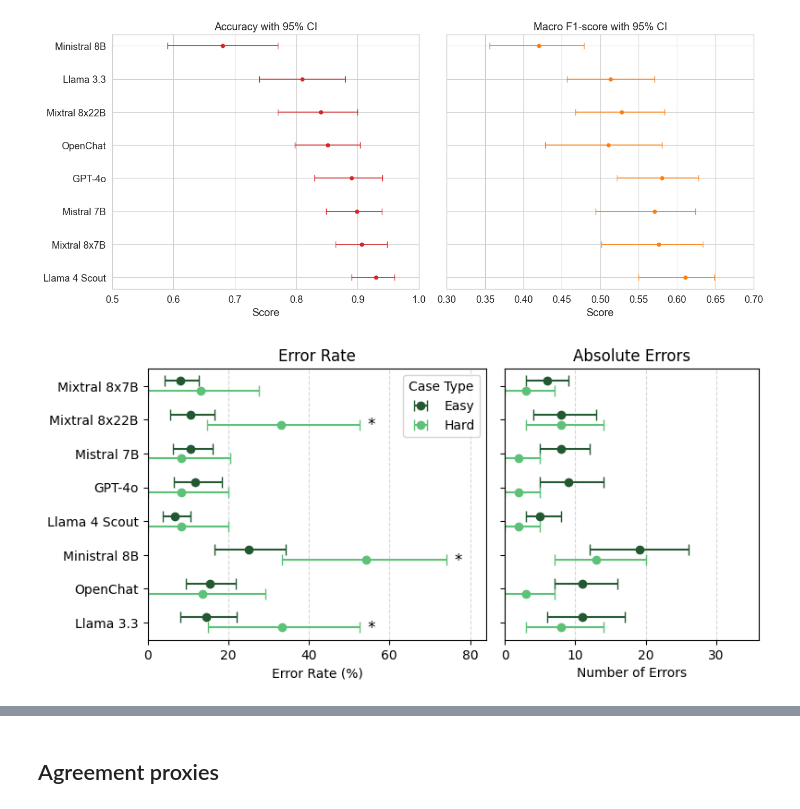
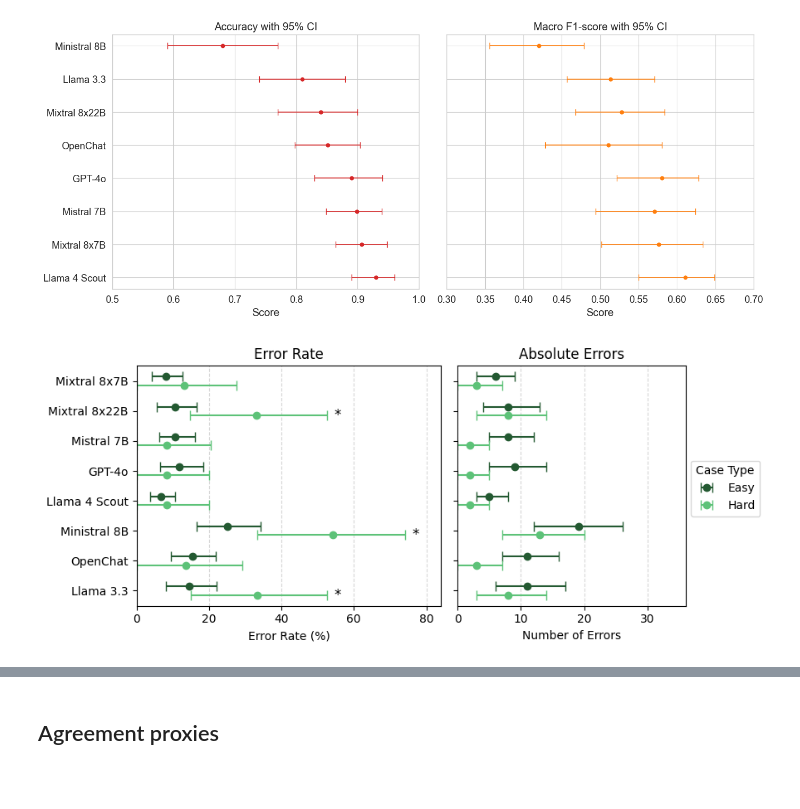
Before and after one commit to inab/software-id-benchmark, a Jupyter notebook: scripts/model_evaluation.ipynb, the cells around one changed output, grey strips where cells are left out. Saved outputs shown, nothing was run; the diff lists cells and outputs as text; code cells hidden in the pictures; blank space fills up the shorter version.

Commit message:
add new plots

```diff
--- a/scripts/model_evaluation.ipynb
+++ b/scripts/model_evaluation.ipynb
@@ -623,7 +623,7 @@ import numpy as np
 import matplotlib.pyplot as plt
 import numpy as np
 
-def plot_error_rate_and_counts(df, title="", figsize=(14, 6)):
+def plot_error_rate_and_counts(df, title="", figsize=(14, 6), filename="error_rate_and_counts"):
     """
     Side-by-side horizontal plots:
       - Left: error rates with 95% CI
@@ -675,7 +675,6 @@ def plot_error_rate_and_counts(df, title="", figsize=(14, 6)):
     ax1.set_title("Error Rate")
     ax1.invert_yaxis()
     ax1.grid(axis='x', linestyle='--', alpha=0.5)
-    ax1.legend(title="Case Type", loc="upper right")
 
     # === Plot 2: Absolute Errors ===
     easy_errs = df["easy_errors"]
@@ -690,6 +689,8 @@ def plot_error_rate_and_counts(df, title="", figsize=(14, 6)):
     ax2.errorbar(hard_errs, y + offset, xerr=[hard_errs_low, hard_errs_high],
                  fmt='o', color='#5dc278', capsize=4)
 
+
+
     ax2.set_yticks(y)
     ax2.set_yticklabels([])  # avoid repetition
     ax2.set_xlabel("Number of Errors")
@@ -698,14 +699,21 @@ def plot_error_rate_and_counts(df, title="", figsize=(14, 6)):
     ax2.invert_yaxis()
     ax2.grid(axis='x', linestyle='--', alpha=0.5)
 
+    fig.legend(title="Case Type", labels=["Easy", "Hard"],
+               loc='center left', bbox_to_anchor=(0.98, 0.5),
+               fontsize=10, title_fontsize=10)
+
     plt.suptitle(title)
     plt.tight_layout()
     plt.subplots_adjust(top=0.88)
+    # Layout and save
+    plt.tight_layout()
+    plt.savefig(f"../figures/{filename}.png", dpi=300, bbox_inches='tight')
     plt.show()
 # %%
-plot_error_rate_and_counts(df_results, figsize=(8, 4))
+plot_error_rate_and_counts(df_results, figsize=(8, 4), filename='error_rate_and_counts')
 # %% [output]
-[figure, old version]
+[figure, new version]
 # %%
 labels = ["same", "different", "unclear"]
 n_models = len(confusion_matrices.keys())
```
Also changed, not shown: parts of 2 cells of this notebook, 3 other files.
